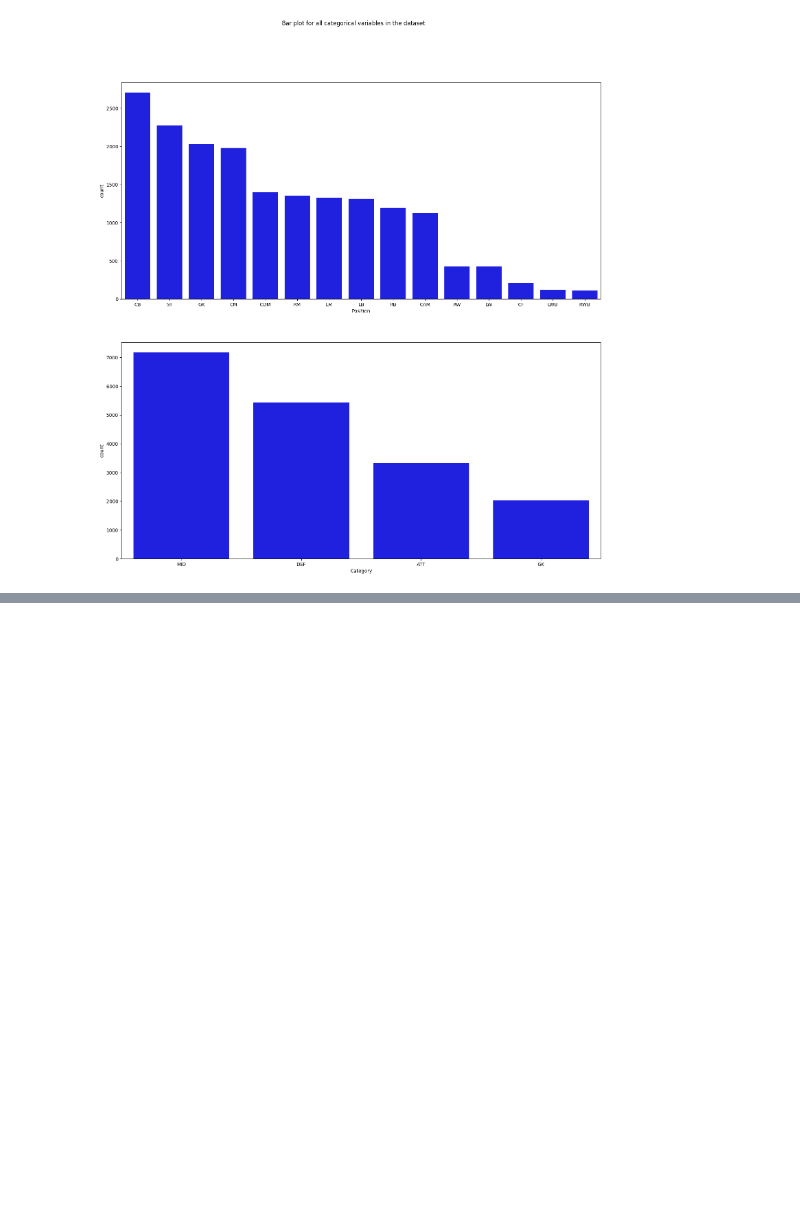
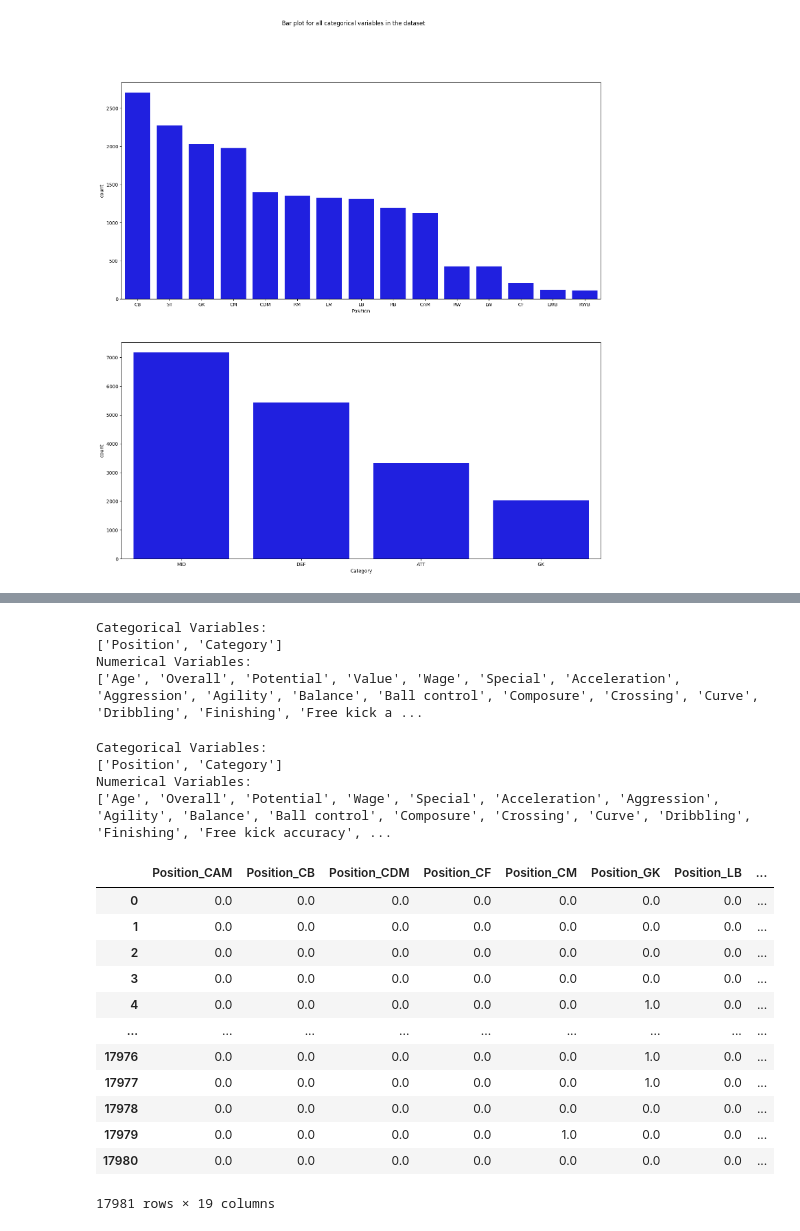
Before and after one commit to kvrHari/DataScience, a Jupyter notebook: Fifa/Fifa_Players.ipynb, the cells around one changed output, grey strips where cells are left out. Cells and saved outputs as stored; diff of their text form; code cells hidden in the pictures; blank space fills up the shorter version.

```diff
--- a/Fifa/Fifa_Players.ipynb
+++ b/Fifa/Fifa_Players.ipynb
@@ -358,0 +125,12 @@ Average RMSE: 2574614.4439650252
+# %%
+cat_cols=players_data.select_dtypes(include=['object']).columns.tolist()
+num_cols = players_data.select_dtypes(include=np.number).columns.tolist()
+print("Categorical Variables:")
+print(cat_cols)
+print("Numerical Variables:")
+print(num_cols)
+# %% [output]
+Categorical Variables:
+['Position', 'Category']
+Numerical Variables:
+['Age', 'Overall', 'Potential', 'Value', 'Wage', 'Special', 'Acceleration', 'Aggression', 'Agility', 'Balance', 'Ball control', 'Composure', 'Crossing', 'Curve', 'Dribbling', 'Finishing', 'Free kick a ...
@@ -358,0 +145,34 @@ Average RMSE: 2574614.4439650252
+# %%
+cat_cols=X.select_dtypes(include=['object']).columns.tolist()
+num_cols = X.select_dtypes(include=np.number).columns.tolist()
+print("Categorical Variables:")
+print(cat_cols)
+print("Numerical Variables:")
+print(num_cols)
+# %% [output]
+Categorical Variables:
+['Position', 'Category']
+Numerical Variables:
+['Age', 'Overall', 'Potential', 'Wage', 'Special', 'Acceleration', 'Aggression', 'Agility', 'Balance', 'Ball control', 'Composure', 'Crossing', 'Curve', 'Dribbling', 'Finishing', 'Free kick accuracy', ...
+# %%
+from sklearn.preprocessing import OneHotEncoder
+encoder=OneHotEncoder(sparse_output=False,handle_unknown='ignore')
+
+one_hot_encoded = encoder.fit_transform(players_data[cat_cols])
+encoded_data = pd.DataFrame(one_hot_encoded, columns=encoder.get_feature_names_out(cat_cols))
+# %%
+encoded_data
+# %% [output]
+|  | Position_CAM | Position_CB | Position_CDM | Position_CF | Position_CM | Position_GK | Position_LB | ... |
+| 0 | 0.0 | 0.0 | 0.0 | 0.0 | 0.0 | 0.0 | 0.0 | ... |
+| 1 | 0.0 | 0.0 | 0.0 | 0.0 | 0.0 | 0.0 | 0.0 | ... |
+| 2 | 0.0 | 0.0 | 0.0 | 0.0 | 0.0 | 0.0 | 0.0 | ... |
+| 3 | 0.0 | 0.0 | 0.0 | 0.0 | 0.0 | 0.0 | 0.0 | ... |
+| 4 | 0.0 | 0.0 | 0.0 | 0.0 | 0.0 | 1.0 | 0.0 | ... |
+| ... | ... | ... | ... | ... | ... | ... | ... | ... |
+| 17976 | 0.0 | 0.0 | 0.0 | 0.0 | 0.0 | 1.0 | 0.0 | ... |
+| 17977 | 0.0 | 0.0 | 0.0 | 0.0 | 0.0 | 1.0 | 0.0 | ... |
+| 17978 | 0.0 | 0.0 | 0.0 | 0.0 | 0.0 | 0.0 | 0.0 | ... |
+| 17979 | 0.0 | 0.0 | 0.0 | 0.0 | 1.0 | 0.0 | 0.0 | ... |
+| 17980 | 0.0 | 0.0 | 0.0 | 0.0 | 0.0 | 0.0 | 0.0 | ... |
+17981 rows × 19 columns
```
Also changed, not shown: parts of 48 cells of this notebook, 7 other files.
